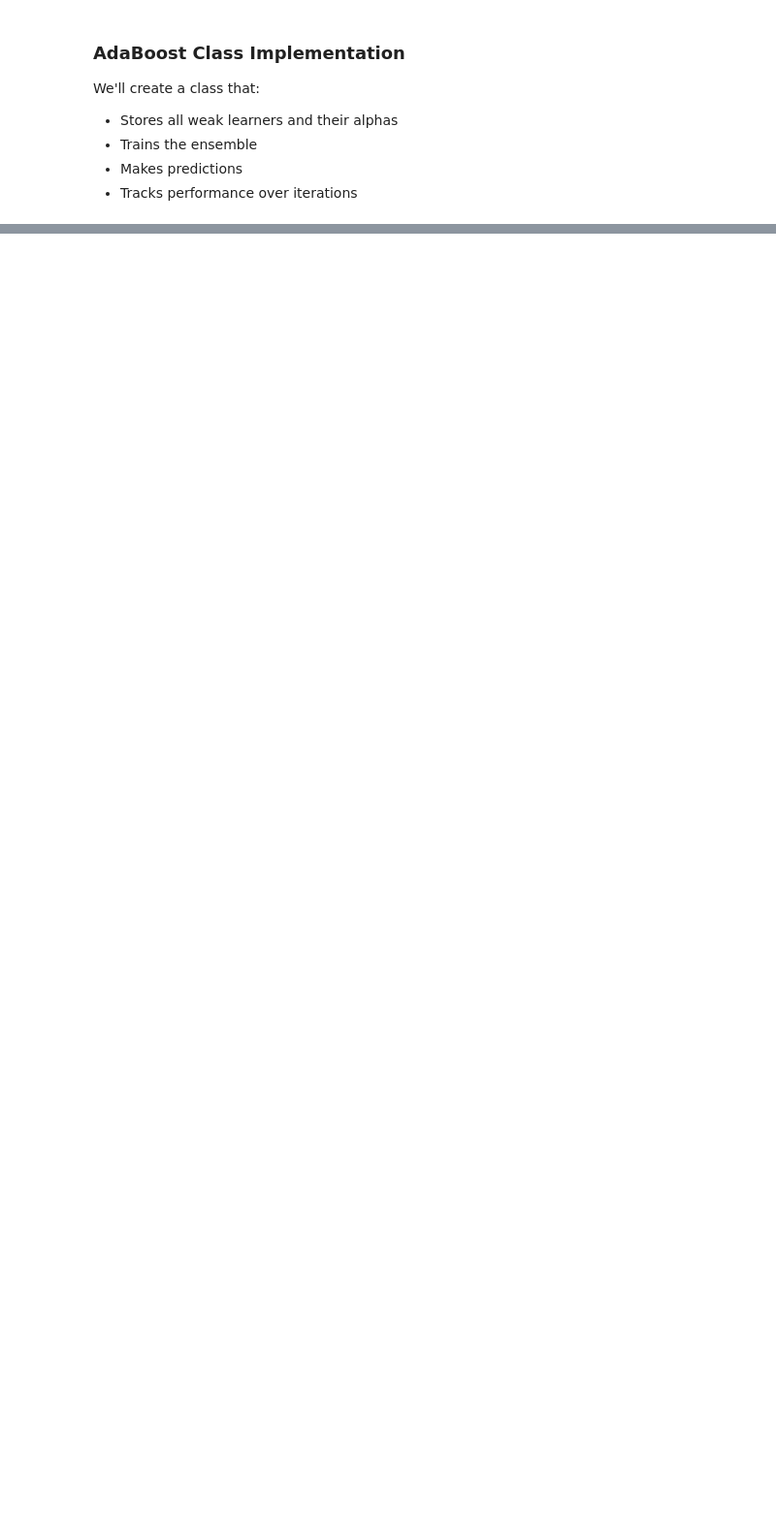
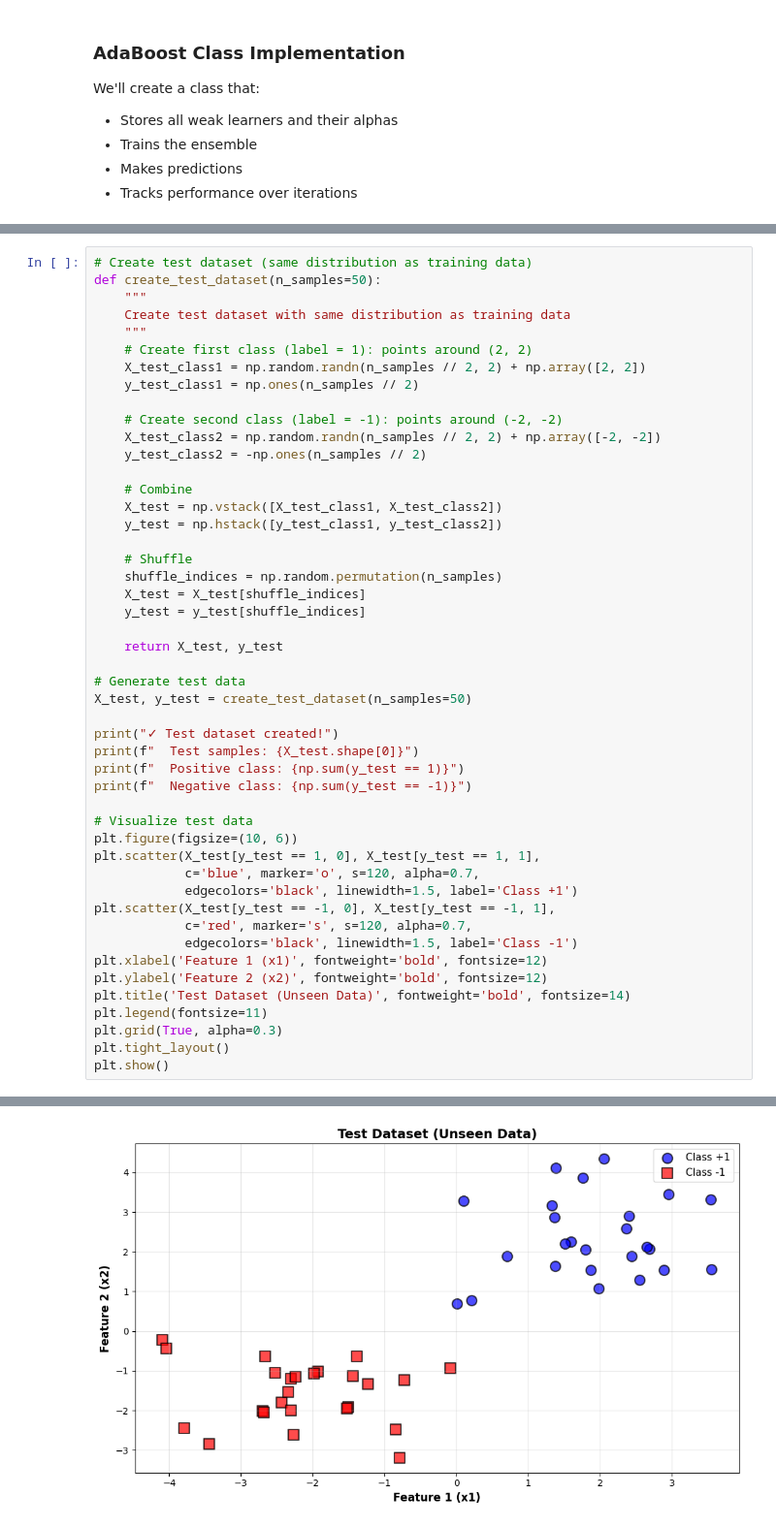
Before and after one commit to chamela-yohan/adaboost-from-scratch, a Jupyter notebook: adaboost.ipynb, the cells around one changed output, grey strips where cells are left out. Shown at 97% size. Saved outputs shown, nothing was run; the diff lists cells and outputs as text; blank space fills up the shorter version.

```diff
--- a/adaboost.ipynb
+++ b/adaboost.ipynb
@@ -725,0 +981,49 @@ This class can:
+# %%
+# Create test dataset (same distribution as training data)
+def create_test_dataset(n_samples=50):
+    """
+    Create test dataset with same distribution as training data
+    """
+    # Create first class (label = 1): points around (2, 2)
+    X_test_class1 = np.random.randn(n_samples // 2, 2) + np.array([2, 2])
+    y_test_class1 = np.ones(n_samples // 2)
+
+    # Create second class (label = -1): points around (-2, -2)
+    X_test_class2 = np.random.randn(n_samples // 2, 2) + np.array([-2, -2])
+    y_test_class2 = -np.ones(n_samples // 2)
+
+    # Combine
+    X_test = np.vstack([X_test_class1, X_test_class2])
+    y_test = np.hstack([y_test_class1, y_test_class2])
+
+    # Shuffle
+    shuffle_indices = np.random.permutation(n_samples)
+    X_test = X_test[shuffle_indices]
+    y_test = y_test[shuffle_indices]
+
+    return X_test, y_test
+
+# Generate test data
+X_test, y_test = create_test_dataset(n_samples=50)
+
+print("✓ Test dataset created!")
+print(f"  Test samples: {X_test.shape[0]}")
+print(f"  Positive class: {np.sum(y_test == 1)}")
+print(f"  Negative class: {np.sum(y_test == -1)}")
+
+# Visualize test data
+plt.figure(figsize=(10, 6))
+plt.scatter(X_test[y_test == 1, 0], X_test[y_test == 1, 1],
+            c='blue', marker='o', s=120, alpha=0.7,
+            edgecolors='black', linewidth=1.5, label='Class +1')
+plt.scatter(X_test[y_test == -1, 0], X_test[y_test == -1, 1],
+            c='red', marker='s', s=120, alpha=0.7,
+            edgecolors='black', linewidth=1.5, label='Class -1')
+plt.xlabel('Feature 1 (x1)', fontweight='bold', fontsize=12)
+plt.ylabel('Feature 2 (x2)', fontweight='bold', fontsize=12)
+plt.title('Test Dataset (Unseen Data)', fontweight='bold', fontsize=14)
+plt.legend(fontsize=11)
+plt.grid(True, alpha=0.3)
+plt.tight_layout()
+plt.show()
+# %% [output]
@@ -725,0 +1034 @@ This class can:
+[figure, added]
```
Also changed, not shown: parts of 28 cells of this notebook, 1 other file.
